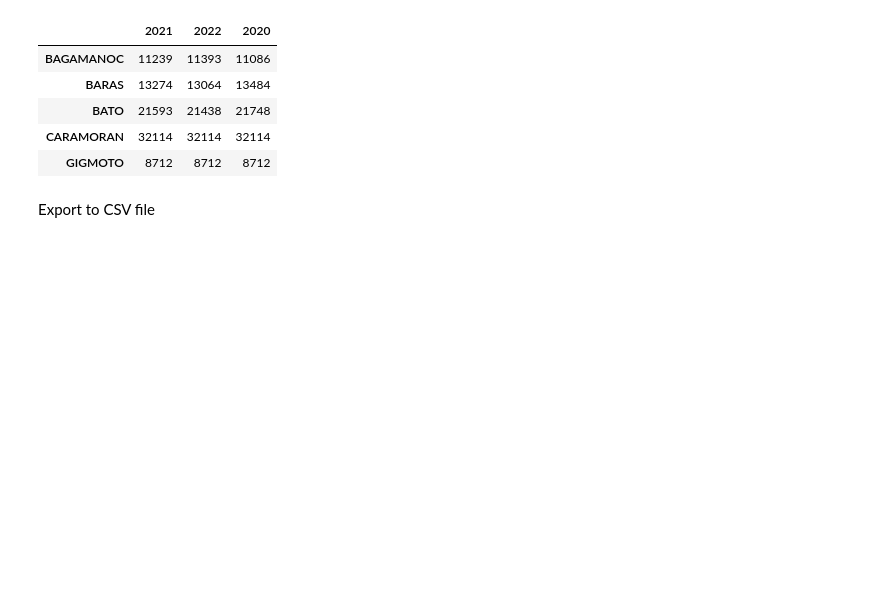
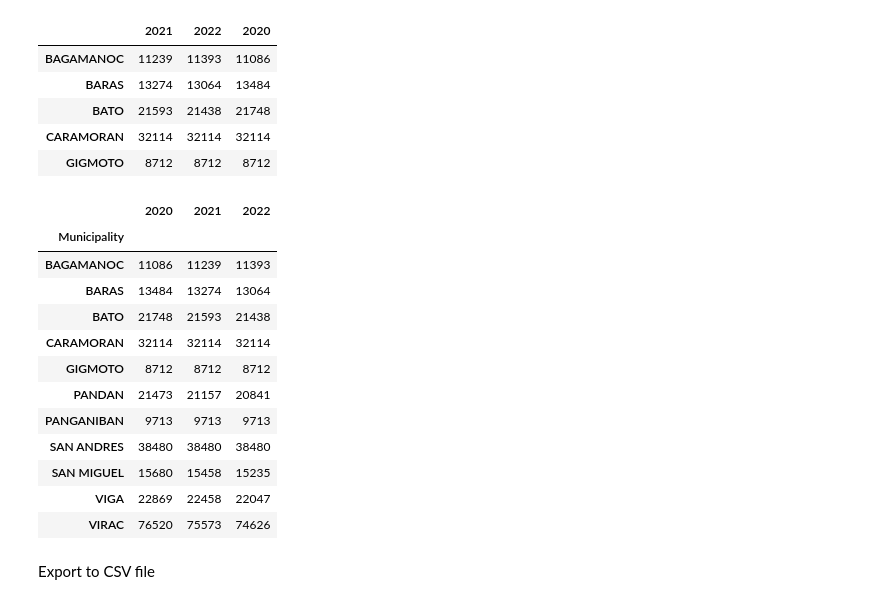
Before and after one commit to dddelacruz/cs198-scl-envi-2425, a Jupyter notebook: 02_data_processing/population_simulation_for_sir.ipynb, the cells around one changed output. Drawn from its saved outputs; the diff is of its cells as text; code cells hidden in the pictures; blank space fills up the shorter version.

```diff
--- a/02_data_processing/population_simulation_for_sir.ipynb
+++ b/02_data_processing/population_simulation_for_sir.ipynb
@@ -148,6 +148,21 @@ df.head()
 | GIGMOTO | 8712 | 8712 | 8712 |
 # %%
 df = df[["2020", "2021", "2022"]]
+df.index.names = ["Municipality"]
+# %% [output]
+|  | 2020 | 2021 | 2022 |
+| Municipality |  |  |  |
+| BAGAMANOC | 11086 | 11239 | 11393 |
+| BARAS | 13484 | 13274 | 13064 |
+| BATO | 21748 | 21593 | 21438 |
+| CARAMORAN | 32114 | 32114 | 32114 |
+| GIGMOTO | 8712 | 8712 | 8712 |
+| PANDAN | 21473 | 21157 | 20841 |
+| PANGANIBAN | 9713 | 9713 | 9713 |
+| SAN ANDRES | 38480 | 38480 | 38480 |
+| SAN MIGUEL | 15680 | 15458 | 15235 |
+| VIGA | 22869 | 22458 | 22047 |
+| VIRAC | 76520 | 75573 | 74626 |
 # %% [markdown]
 Export to CSV file
 # %%
```
Also changed, not shown: parts of 1 cell of this notebook, 12 other files.
